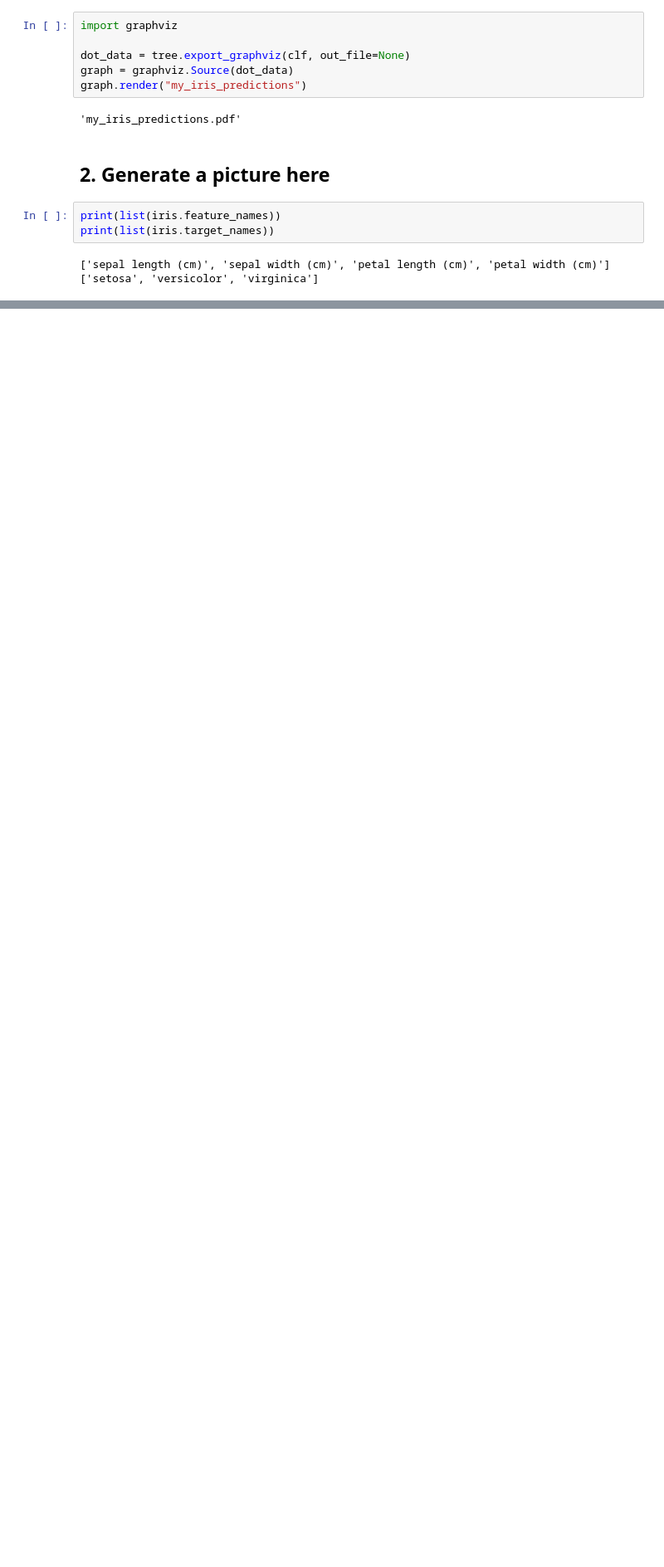
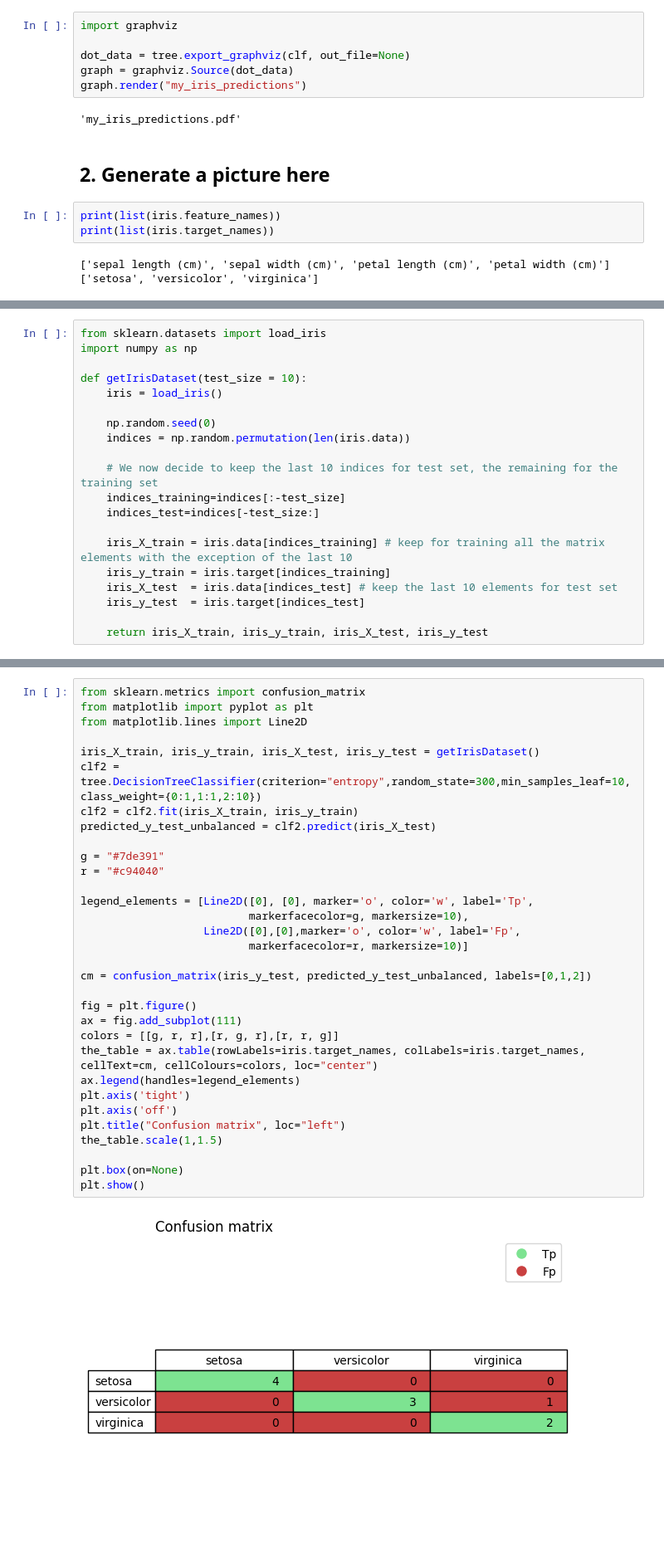
Before and after one commit to MichaelOliverio/Aaut, a Jupyter notebook: Laboratorio/2 - Modelli a albero/classification_iris_aa_22_23.ipynb, the cells around one changed output, grey strips where cells are left out. Shown at 83% size. Drawn from its saved outputs; the diff is of its cells as text; blank space fills up the shorter version.

```diff
--- a/Laboratorio/2 - Modelli a albero/classification_iris_aa_22_23.ipynb
+++ b/Laboratorio/2 - Modelli a albero/classification_iris_aa_22_23.ipynb
@@ -239,0 +273,20 @@ graph
+# %%
+from sklearn.datasets import load_iris
+import numpy as np
+
+def getIrisDataset(test_size = 10):
+    iris = load_iris()
+
+    np.random.seed(0)
+    indices = np.random.permutation(len(iris.data))
+
+    # We now decide to keep the last 10 indices for test set, the remaining for the training set
+    indices_training=indices[:-test_size]
+    indices_test=indices[-test_size:]
+
+    iris_X_train = iris.data[indices_training] # keep for training all the matrix elements with the exception of the last 10
+    iris_y_train = iris.target[indices_training]
+    iris_X_test  = iris.data[indices_test] # keep the last 10 elements for test set
+    iris_y_test  = iris.target[indices_test]
+
+    return iris_X_train, iris_y_train, iris_X_test, iris_y_test
@@ -243,0 +513,34 @@ graph
+# %%
+from sklearn.metrics import confusion_matrix
+from matplotlib import pyplot as plt
+from matplotlib.lines import Line2D
+
+iris_X_train, iris_y_train, iris_X_test, iris_y_test = getIrisDataset()
+clf2 = tree.DecisionTreeClassifier(criterion="entropy",random_state=300,min_samples_leaf=10, class_weight={0:1,1:1,2:10})
+clf2 = clf2.fit(iris_X_train, iris_y_train)
+predicted_y_test_unbalanced = clf2.predict(iris_X_test)
+
+g = "#7de391"
+r = "#c94040"
+
+legend_elements = [Line2D([0], [0], marker='o', color='w', label='Tp',
+                          markerfacecolor=g, markersize=10),
+                   Line2D([0],[0],marker='o', color='w', label='Fp',
+                          markerfacecolor=r, markersize=10)]
+
+cm = confusion_matrix(iris_y_test, predicted_y_test_unbalanced, labels=[0,1,2])
+
+fig = plt.figure()
+ax = fig.add_subplot(111)
+colors = [[g, r, r],[r, g, r],[r, r, g]]
+the_table = ax.table(rowLabels=iris.target_names, colLabels=iris.target_names, cellText=cm, cellColours=colors, loc="center")
+ax.legend(handles=legend_elements)
+plt.axis('tight')
+plt.axis('off')
+plt.title("Confusion matrix", loc="left")
+the_table.scale(1,1.5)
+
+plt.box(on=None)
+plt.show()
+# %% [output]
+[figure, added]
```
Also changed, not shown: parts of 22 cells of this notebook, 19 other files.
